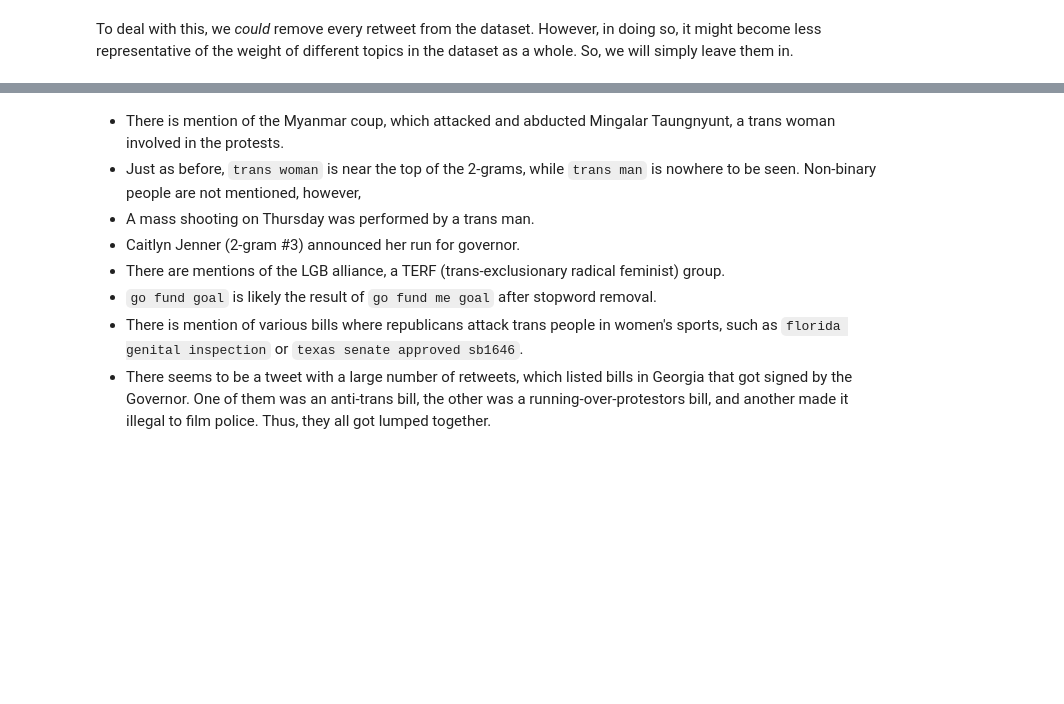
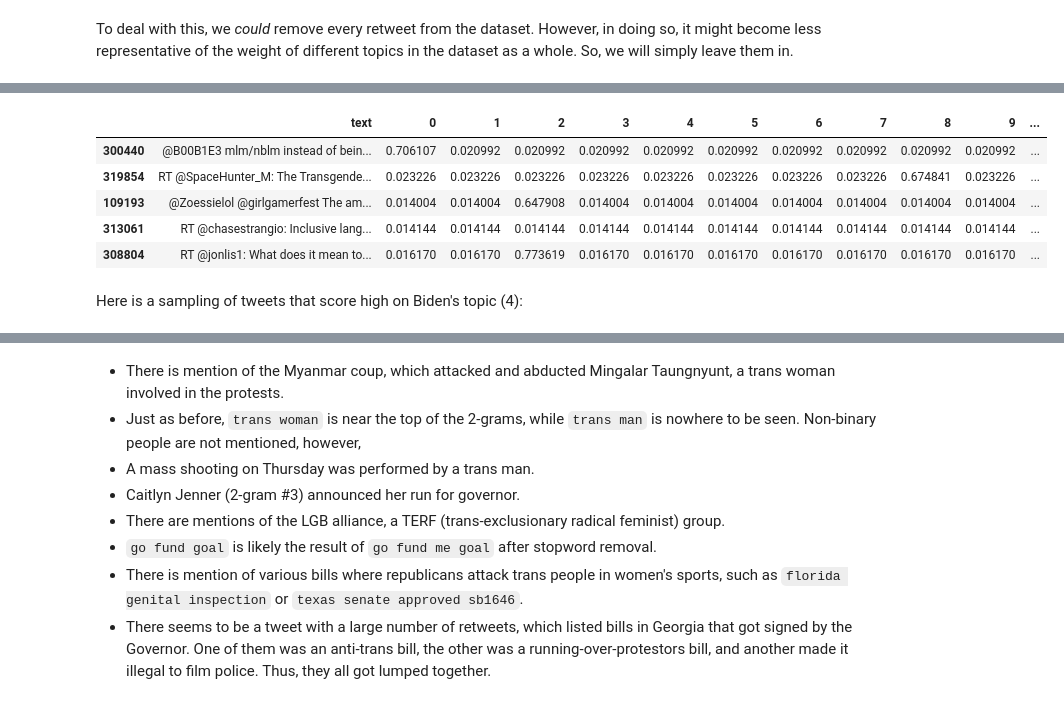
Before and after one commit to astralbijection/trans-data-analysis, a Jupyter notebook: notebooks/final_report.ipynb, the cells around one changed output, grey strips where cells are left out. Drawn from its saved outputs; the diff is of its cells as text; code cells hidden in the pictures; blank space fills up the shorter version.

```diff
--- a/notebooks/final_report.ipynb
+++ b/notebooks/final_report.ipynb
@@ -418,0 +346,8 @@ AssertionError: Topic-term distributions and document-term matrixhave different
+# %%
+def get_vectorization(tweets):
+    bow = [dictionary.doc2bow(tokenize_tweet(tweet)) for tweet in tweets]
+    return vectorizer[bow]
+
+tweet = tweet_df['tweet'].iloc[100]
+print('Tweet: ', tweet)
+get_vectorization([tweet])[0]
@@ -418,0 +363,21 @@ AssertionError: Topic-term distributions and document-term matrixhave different
+# %%
+def train_sample_lda(n_topics, corpus):
+    return gensim.models.LdaMulticore(
+        corpus=corpus,
+        num_topics=n_topics,
+        id2word=dictionary,
+        passes=int(n_topics + 5),
+        random_state=0,
+    )
+
+def tokenize_and_vectorize(texts):
+    tokenization = [tokenize_tweet(tweet) for tweet in sample_corpus]
+    vectorization = vectorizer[[dictionary.doc2bow(tweet) for tweet in tokenization]]
+    return tokenization, vectorization
+
+sample_corpus = tweet_df['tweet'].sample(30_000, random_state=0)
+sample_corpus_tokenization, sample_corpus_vectorization = tokenize_and_vectorize(sample_corpus)
+# %%
+@autopickle('../models/final-sample-lda.pickle.gz')
+def sample_lda():
+    return train_sample_lda(15, sample_corpus_vectorization)
@@ -418,0 +454,21 @@ AssertionError: Topic-term distributions and document-term matrixhave different
+# %%
+def build_topic_df(lda, text, vectors):
+    df = pd.DataFrame({'text': text})
+    # an array of i_text -> i_topic -> score
+    topic_scores = np.array(sample_lda[sample_corpus_vectorization])[:, :, 1]
+
+    topic_cols = list(range(lda.num_topics))
+    for topic_i in topic_cols:
+        df[topic_i] = topic_scores[:, topic_i]
+    return df, topic_cols
+topic_score_df, topic_cols = build_topic_df(sample_lda, sample_corpus, sample_corpus_vectorization)
+topic_score_df.head()
+# %% [output]
+|  | text | 0 | 1 | 2 | 3 | 4 | 5 | 6 | 7 | 8 | 9 | ... |
+| 300440 | @B00B1E3 mlm/nblm instead of bein... | 0.706107 | 0.020992 | 0.020992 | 0.020992 | 0.020992 | 0.020992 | 0.020992 | 0.020992 | 0.020992 | 0.020992 | ... |
+| 319854 | RT @SpaceHunter_M: The Transgende... | 0.023226 | 0.023226 | 0.023226 | 0.023226 | 0.023226 | 0.023226 | 0.023226 | 0.023226 | 0.674841 | 0.023226 | ... |
+| 109193 | @Zoessielol @girlgamerfest The am... | 0.014004 | 0.014004 | 0.647908 | 0.014004 | 0.014004 | 0.014004 | 0.014004 | 0.014004 | 0.014004 | 0.014004 | ... |
+| 313061 | RT @chasestrangio: Inclusive lang... | 0.014144 | 0.014144 | 0.014144 | 0.014144 | 0.014144 | 0.014144 | 0.014144 | 0.014144 | 0.014144 | 0.014144 | ... |
+| 308804 | RT @jonlis1: What does it mean to... | 0.016170 | 0.016170 | 0.773619 | 0.016170 | 0.016170 | 0.016170 | 0.016170 | 0.016170 | 0.016170 | 0.016170 | ... |
+# %% [markdown]
+Here is a sampling of tweets that score high on Biden's topic (4):
```
Also changed, not shown: parts of 51 cells of this notebook.
